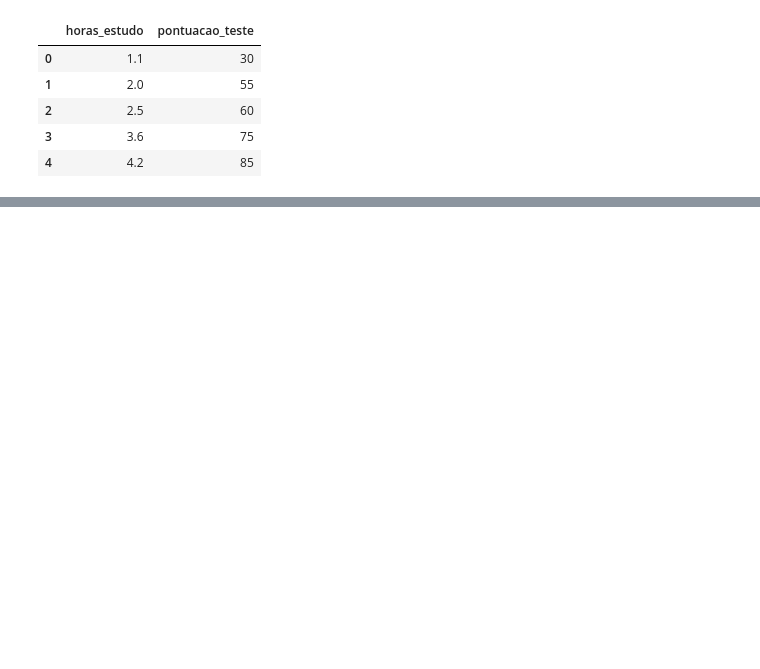
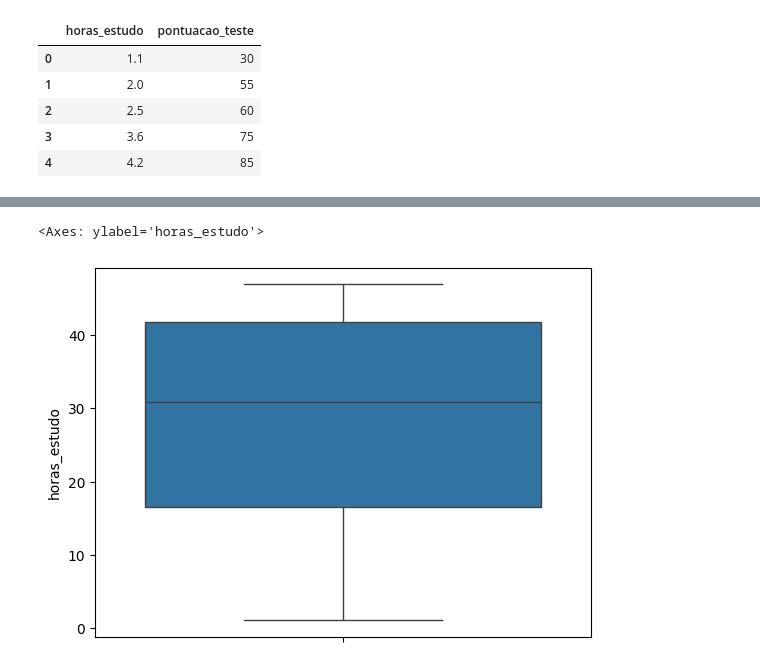
Before and after one commit to lilkirito22/aprendizado_machine_learning, a Jupyter notebook: Regressao_linear_simples/modelo_pontucao.ipynb, the cells around one changed output, grey strips where cells are left out. Drawn from its saved outputs; the diff is of its cells as text; code cells hidden in the pictures; blank space fills up the shorter version.

```diff
--- a/Regressao_linear_simples/modelo_pontucao.ipynb
+++ b/Regressao_linear_simples/modelo_pontucao.ipynb
@@ -13,0 +59,8 @@ df_historico.head(5)
+# %%
+# Verificar se temos outlies
+#plot Boxplot
+
+sns.boxplot(df_pontuacao, y='horas_estudo')
+# %% [output]
+<Axes: ylabel='horas_estudo'>
+[figure, added]
```
Also changed, not shown: parts of 42 cells of this notebook, 2 other files.
